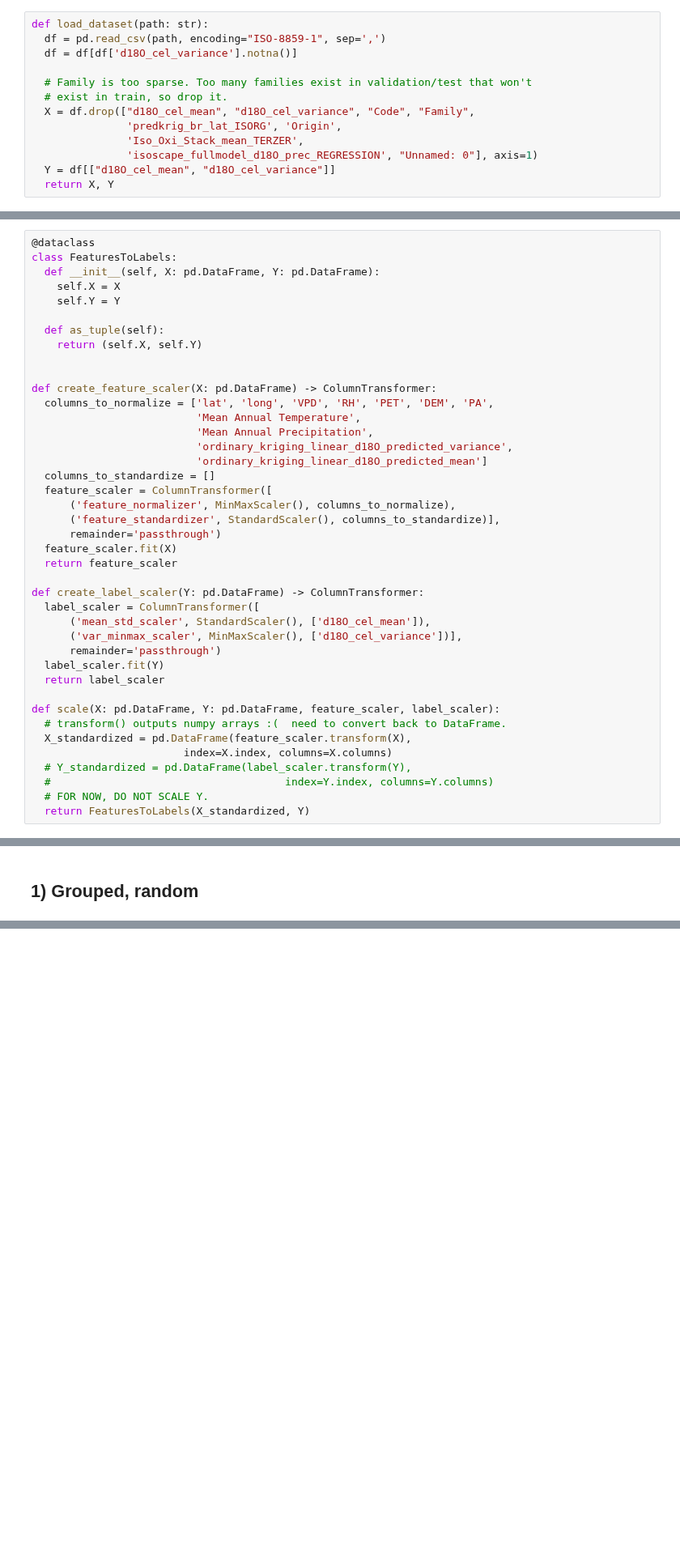
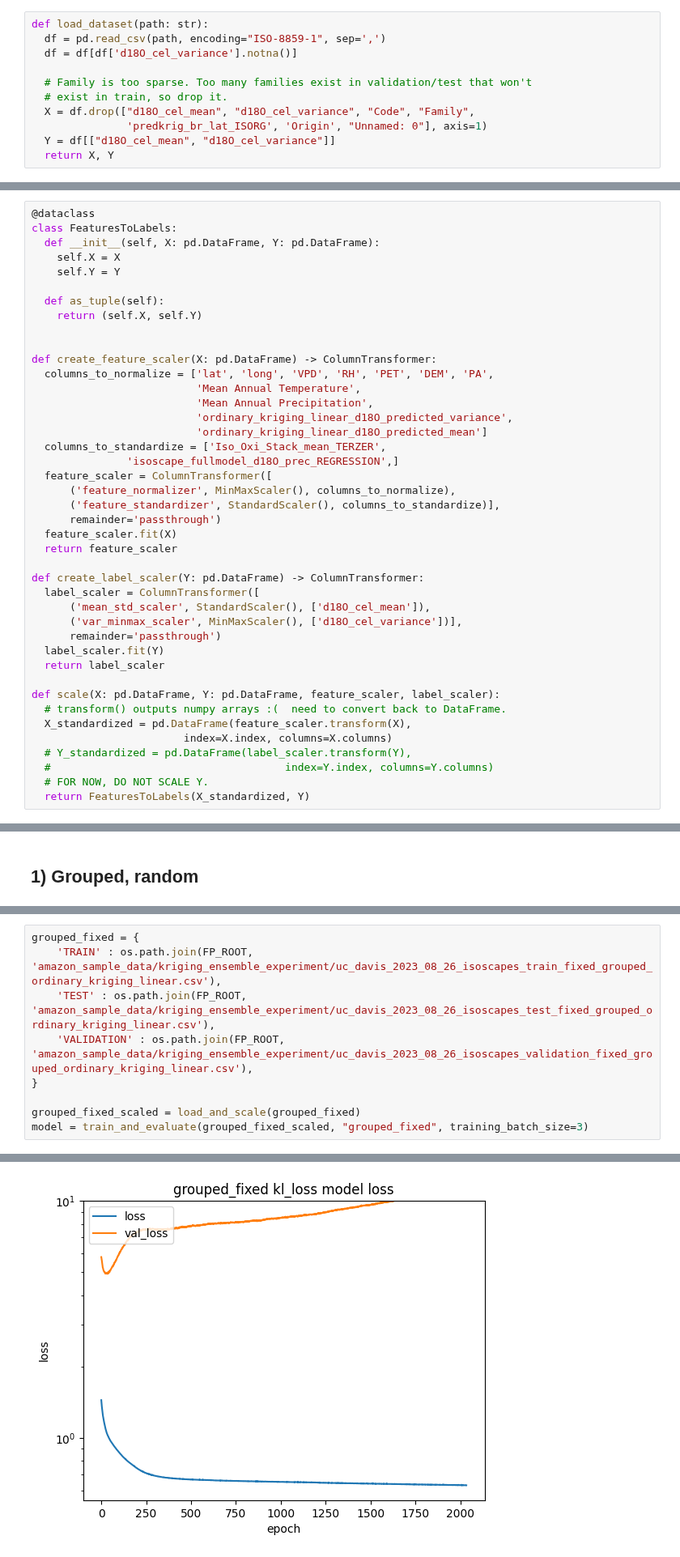
Before and after one commit to tnc-br/ddf-isoscapes, a Jupyter notebook: dnn/numerical_stability.ipynb, the cells around one changed output, grey strips where cells are left out. Shown at 81% size. Saved outputs shown, nothing was run; the diff lists cells and outputs as text; blank space fills up the shorter version.

```diff
--- a/dnn/numerical_stability.ipynb
+++ b/dnn/numerical_stability.ipynb
@@ -70,9 +70,7 @@ def load_dataset(path: str):
   # Family is too sparse. Too many families exist in validation/test that won't
   # exist in train, so drop it.
   X = df.drop(["d18O_cel_mean", "d18O_cel_variance", "Code", "Family",
-               'predkrig_br_lat_ISORG', 'Origin',
-               'Iso_Oxi_Stack_mean_TERZER',
-               'isoscape_fullmodel_d18O_prec_REGRESSION', "Unnamed: 0"], axis=1)
+               'predkrig_br_lat_ISORG', 'Origin', "Unnamed: 0"], axis=1)
   Y = df[["d18O_cel_mean", "d18O_cel_variance"]]
   return X, Y
 # %% [markdown]
@@ -94,7 +92,8 @@ def create_feature_scaler(X: pd.DataFrame) -> ColumnTransformer:
                           'Mean Annual Precipitation',
                           'ordinary_kriging_linear_d18O_predicted_variance',
                           'ordinary_kriging_linear_d18O_predicted_mean']
-  columns_to_standardize = []
+  columns_to_standardize = ['Iso_Oxi_Stack_mean_TERZER',
+               'isoscape_fullmodel_d18O_prec_REGRESSION',]
   feature_scaler = ColumnTransformer([
       ('feature_normalizer', MinMaxScaler(), columns_to_normalize),
       ('feature_standardizer', StandardScaler(), columns_to_standardize)],
@@ -605,0 +605,10 @@ EXPECTED:
+# %%
+grouped_fixed = {
+    'TRAIN' : os.path.join(FP_ROOT, 'amazon_sample_data/kriging_ensemble_experiment/uc_davis_2023_08_26_isoscapes_train_fixed_grouped_ordinary_kriging_linear.csv'),
+    'TEST' : os.path.join(FP_ROOT, 'amazon_sample_data/kriging_ensemble_experiment/uc_davis_2023_08_26_isoscapes_test_fixed_grouped_ordinary_kriging_linear.csv'),
+    'VALIDATION' : os.path.join(FP_ROOT, 'amazon_sample_data/kriging_ensemble_experiment/uc_davis_2023_08_26_isoscapes_validation_fixed_grouped_ordinary_kriging_linear.csv'),
+}
+
+grouped_fixed_scaled = load_and_scale(grouped_fixed)
+model = train_and_evaluate(grouped_fixed_scaled, "grouped_fixed", training_batch_size=3)
+# %% [output]
@@ -605,0 +632 @@ EXPECTED:
+[figure, added]
```
Also changed, not shown: parts of 6 cells of this notebook.
